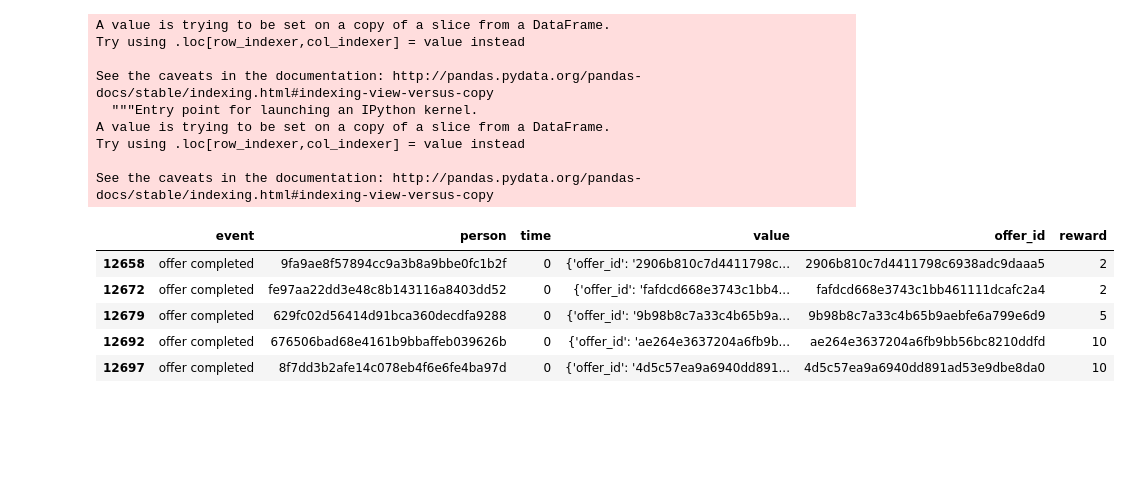
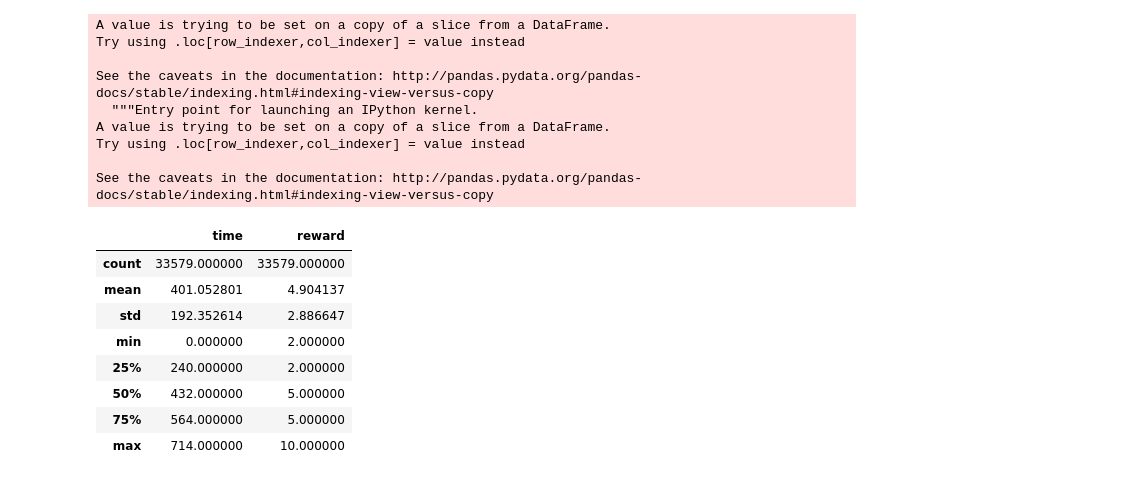
Before and after one commit to mxolisi/starbucks_coffee, a Jupyter notebook: Starbucks_Capstone_notebook.ipynb, the cells around one changed output. Drawn from its saved outputs; the diff is of its cells as text; code cells hidden in the pictures; blank space fills up the shorter version.

Commit message:
feat: cleaned and normalized the transaction dataframe

```diff
--- a/Starbucks_Capstone_notebook.ipynb
+++ b/Starbucks_Capstone_notebook.ipynb
@@ -235,12 +234,17 @@ A value is trying to be set on a copy of a slice from a DataFrame.
 Try using .loc[row_indexer,col_indexer] = value instead
 
 See the caveats in the documentation: http://pandas.pydata.org/pandas-docs/stable/indexing.html#indexing-view-versus-copy
+# %%
+offer_completed.drop(columns=['value','event'],inplace=True)
 # %%
-offer_completed.head()
+offer_completed.describe()
 # %% [output]
-|  | event | person | time | value | offer_id | reward |
-| 12658 | offer completed | 9fa9ae8f57894cc9a3b8a9bbe0fc1b2f | 0 | {'offer_id': '2906b810c7d4411798c... | 2906b810c7d4411798c6938adc9daaa5 | 2 |
-| 12672 | offer completed | fe97aa22dd3e48c8b143116a8403dd52 | 0 | {'offer_id': 'fafdcd668e3743c1bb4... | fafdcd668e3743c1bb461111dcafc2a4 | 2 |
-| 12679 | offer completed | 629fc02d56414d91bca360decdfa9288 | 0 | {'offer_id': '9b98b8c7a33c4b65b9a... | 9b98b8c7a33c4b65b9aebfe6a799e6d9 | 5 |
-| 12692 | offer completed | 676506bad68e4161b9bbaffeb039626b | 0 | {'offer_id': 'ae264e3637204a6fb9b... | ae264e3637204a6fb9bb56bc8210ddfd | 10 |
-| 12697 | offer completed | 8f7dd3b2afe14c078eb4f6e6fe4ba97d | 0 | {'offer_id': '4d5c57ea9a6940dd891... | 4d5c57ea9a6940dd891ad53e9dbe8da0 | 10 |
+|  | time | reward |
+| count | 33579.000000 | 33579.000000 |
+| mean | 401.052801 | 4.904137 |
+| std | 192.352614 | 2.886647 |
+| min | 0.000000 | 2.000000 |
+| 25% | 240.000000 | 2.000000 |
+| 50% | 432.000000 | 5.000000 |
+| 75% | 564.000000 | 5.000000 |
+| max | 714.000000 | 10.000000 |
```
Also changed, not shown: parts of 4 cells of this notebook.
